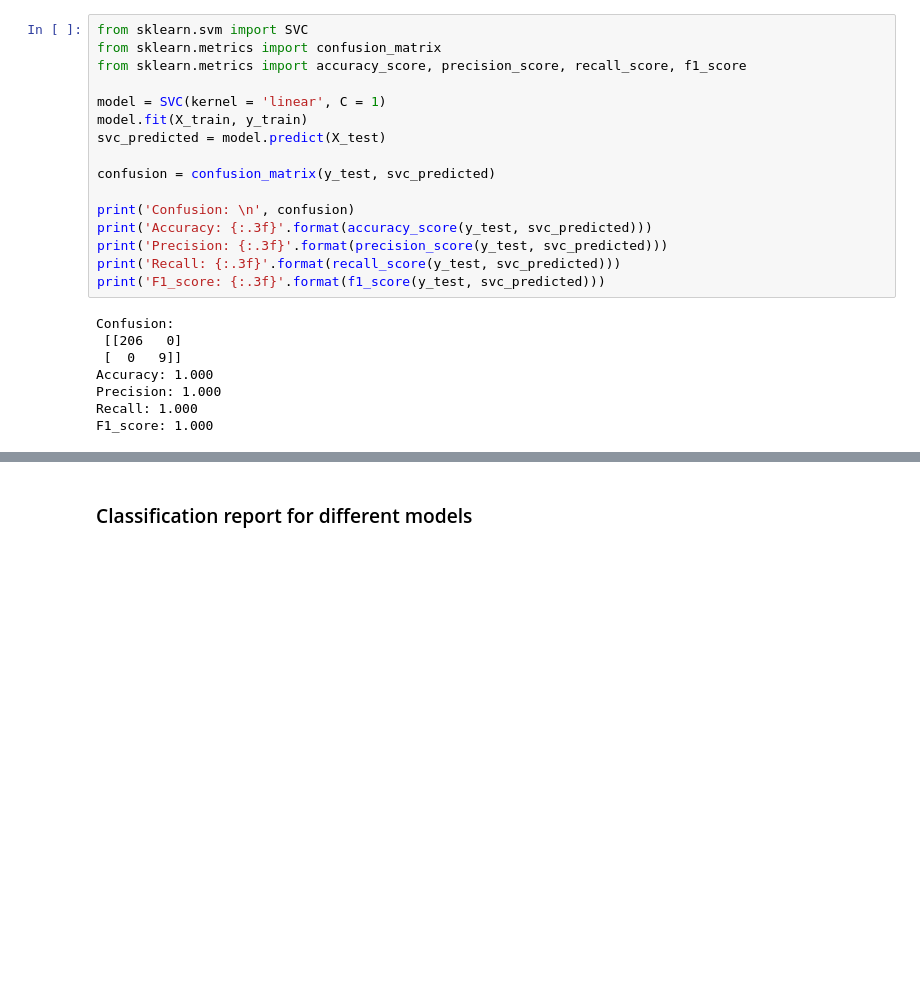
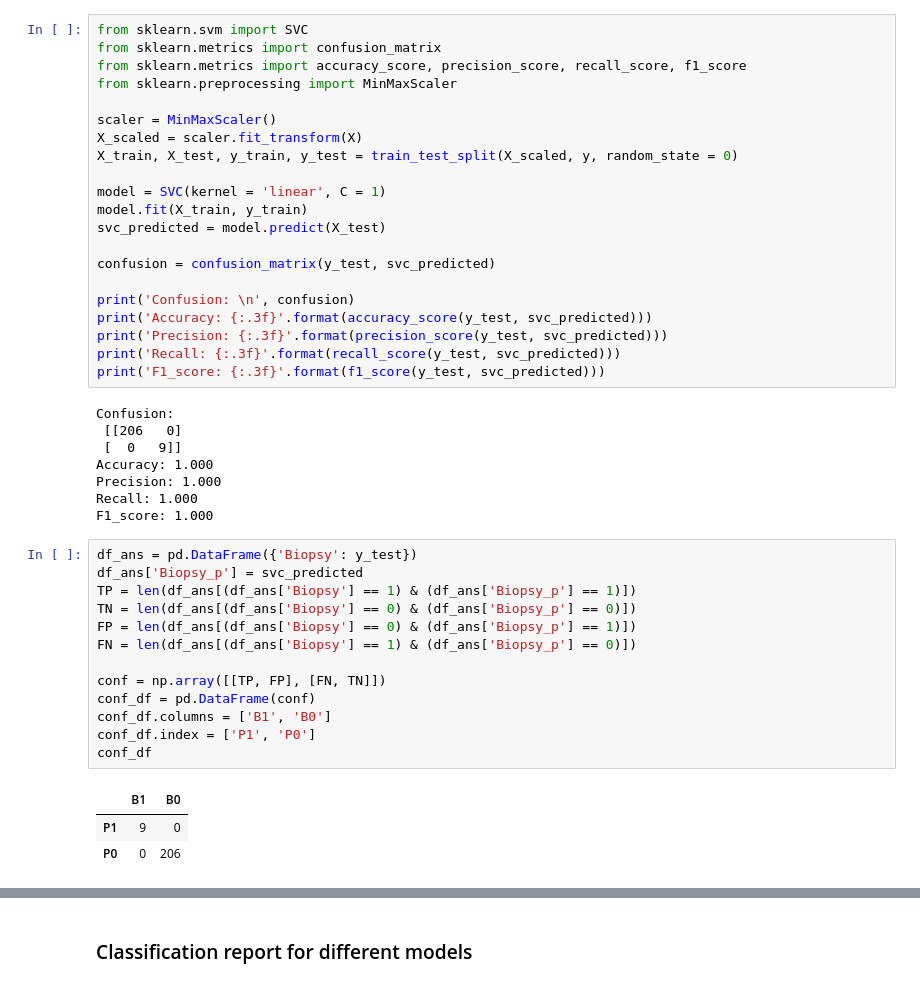
Before and after one commit to Shahrzada1st/Kaggle-Datasets, a Jupyter notebook: Cervical cancer risk classification/Cervical+Cancer+Disgnosis.ipynb, the cells around one changed output, grey strips where cells are left out. Drawn from its saved outputs; the diff is of its cells as text; blank space fills up the shorter version.

```diff
--- a/Cervical cancer risk classification/Cervical+Cancer+Disgnosis.ipynb
+++ b/Cervical cancer risk classification/Cervical+Cancer+Disgnosis.ipynb
@@ -428,6 +428,11 @@ len(y_test)
 from sklearn.svm import SVC
 from sklearn.metrics import confusion_matrix
 from sklearn.metrics import accuracy_score, precision_score, recall_score, f1_score
+from sklearn.preprocessing import MinMaxScaler
+
+scaler = MinMaxScaler()
+X_scaled = scaler.fit_transform(X)
+X_train, X_test, y_train, y_test = train_test_split(X_scaled, y, random_state = 0)
 
 model = SVC(kernel = 'linear', C = 1)
 model.fit(X_train, y_train)
@@ -448,3 +453,20 @@ Accuracy: 1.000
 Precision: 1.000
 Recall: 1.000
 F1_score: 1.000
+# %%
+df_ans = pd.DataFrame({'Biopsy': y_test})
+df_ans['Biopsy_p'] = svc_predicted
+TP = len(df_ans[(df_ans['Biopsy'] == 1) & (df_ans['Biopsy_p'] == 1)])
+TN = len(df_ans[(df_ans['Biopsy'] == 0) & (df_ans['Biopsy_p'] == 0)])
+FP = len(df_ans[(df_ans['Biopsy'] == 0) & (df_ans['Biopsy_p'] == 1)])
+FN = len(df_ans[(df_ans['Biopsy'] == 1) & (df_ans['Biopsy_p'] == 0)])
+
+conf = np.array([[TP, FP], [FN, TN]])
+conf_df = pd.DataFrame(conf)
+conf_df.columns = ['B1', 'B0']
+conf_df.index = ['P1', 'P0']
+conf_df
+# %% [output]
+|  | B1 | B0 |
+| P1 | 9 | 0 |
+| P0 | 0 | 206 |
```
Also changed, not shown: parts of 20 cells of this notebook.
